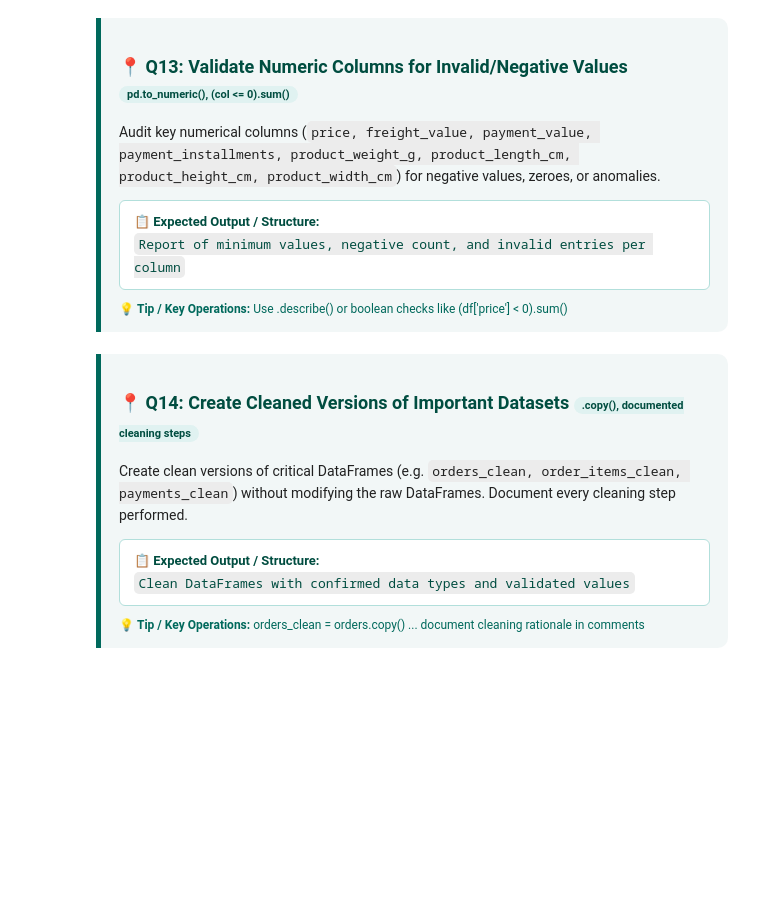
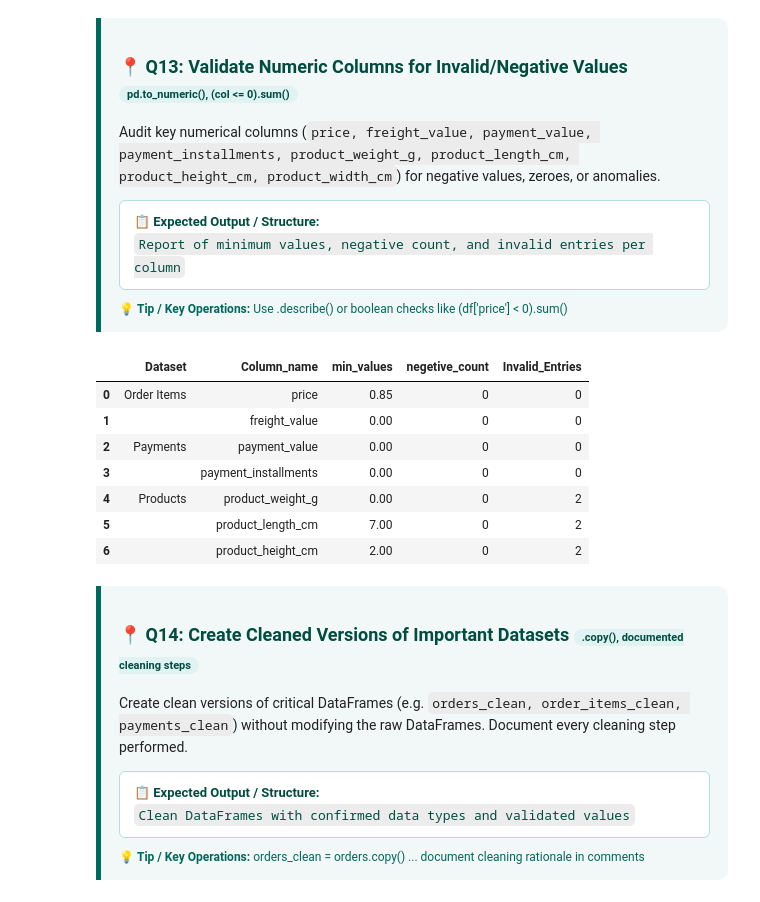
Before and after one commit to DebarghyaAich/Machine_Learning_Basics, a Jupyter notebook: Python_Libraries_Tutorial/E-Commerce Feature Extraction.ipynb, the cells around one changed output. Drawn from its saved outputs; the diff is of its cells as text; code cells hidden in the pictures; blank space fills up the shorter version.

```diff
--- a/Python_Libraries_Tutorial/E-Commerce Feature Extraction.ipynb
+++ b/Python_Libraries_Tutorial/E-Commerce Feature Extraction.ipynb
@@ -650,3 +656,49 @@ display(orders[date_columns].dtypes)
+# %%
+numeric_columns = [
+    'price',
+    'freight_value',
+    'payment_value',
+    'payment_installments',
+    'product_weight_g',
+    'product_length_cm',
+    'product_height_cm',
+    # 'product_width_cm'
+]
+structure=[]
+for name, df in dfs.items():
+  for col in numeric_columns:
+    if col in df.columns:
+
+      numeric_col = pd.to_numeric(df[col], errors='coerce')
+
+
+      invalid_entries_count = numeric_col.isna().sum()
+
+      min_val = numeric_col.min() if not numeric_col.dropna().empty else None
+      negative_count = (numeric_col < 0).sum()
+
+      structure.append(
+          {
+              'Dataset':name,
+              'Column_name':col,
+              'min_values':min_val,
+              'negetive_count':negative_count,
+              'Invalid_Entries':invalid_entries_count
+          }
+      )
+
+new_structure=pd.DataFrame(structure)
+new_structure['Dataset']=new_structure['Dataset'].mask(new_structure['Dataset'].duplicated()).fillna('')
+new_structure
+# %% [output]
+|  | Dataset | Column_name | min_values | negetive_count | Invalid_Entries |
+| 0 | Order Items | price | 0.85 | 0 | 0 |
+| 1 |  | freight_value | 0.00 | 0 | 0 |
+| 2 | Payments | payment_value | 0.00 | 0 | 0 |
+| 3 |  | payment_installments | 0.00 | 0 | 0 |
+| 4 | Products | product_weight_g | 0.00 | 0 | 2 |
+| 5 |  | product_length_cm | 7.00 | 0 | 2 |
+| 6 |  | product_height_cm | 2.00 | 0 | 2 |
 # %% [markdown]
 <div style="border-left: 5px solid #00695c; padding: 12px 18px; background: rgba(0, 105, 92, 0.05); border-radius: 0 10px 10px 0; margin: 22px 0 12px 0;">
   <h3 style="margin: 0; color: #004d40; font-family: 'Segoe UI', -apple-system, sans-serif; font-size: 18px; font-weight: 700; display: flex; align-items: center; gap: 8px;">
```
Also changed, not shown: parts of 11 cells of this notebook.
